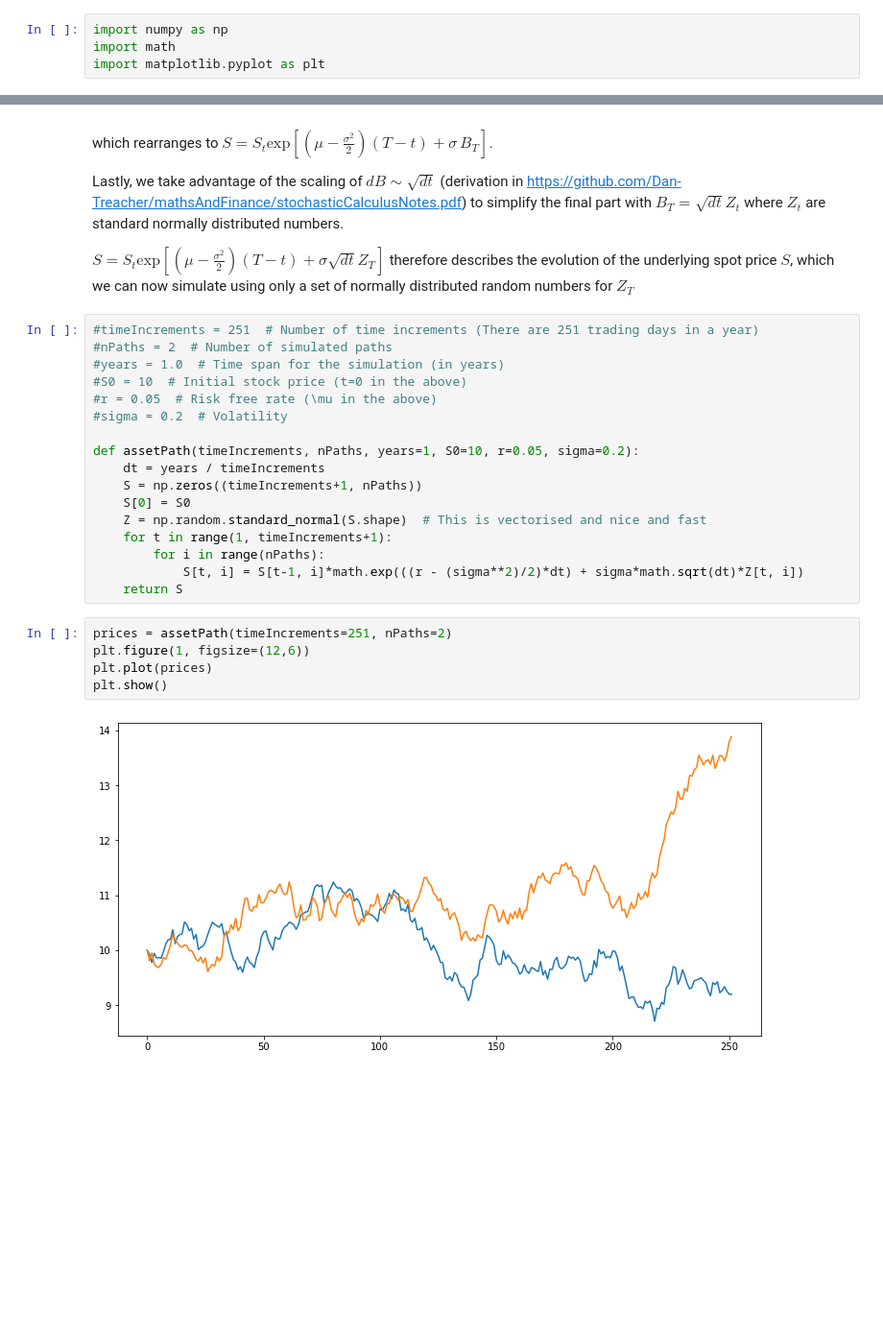
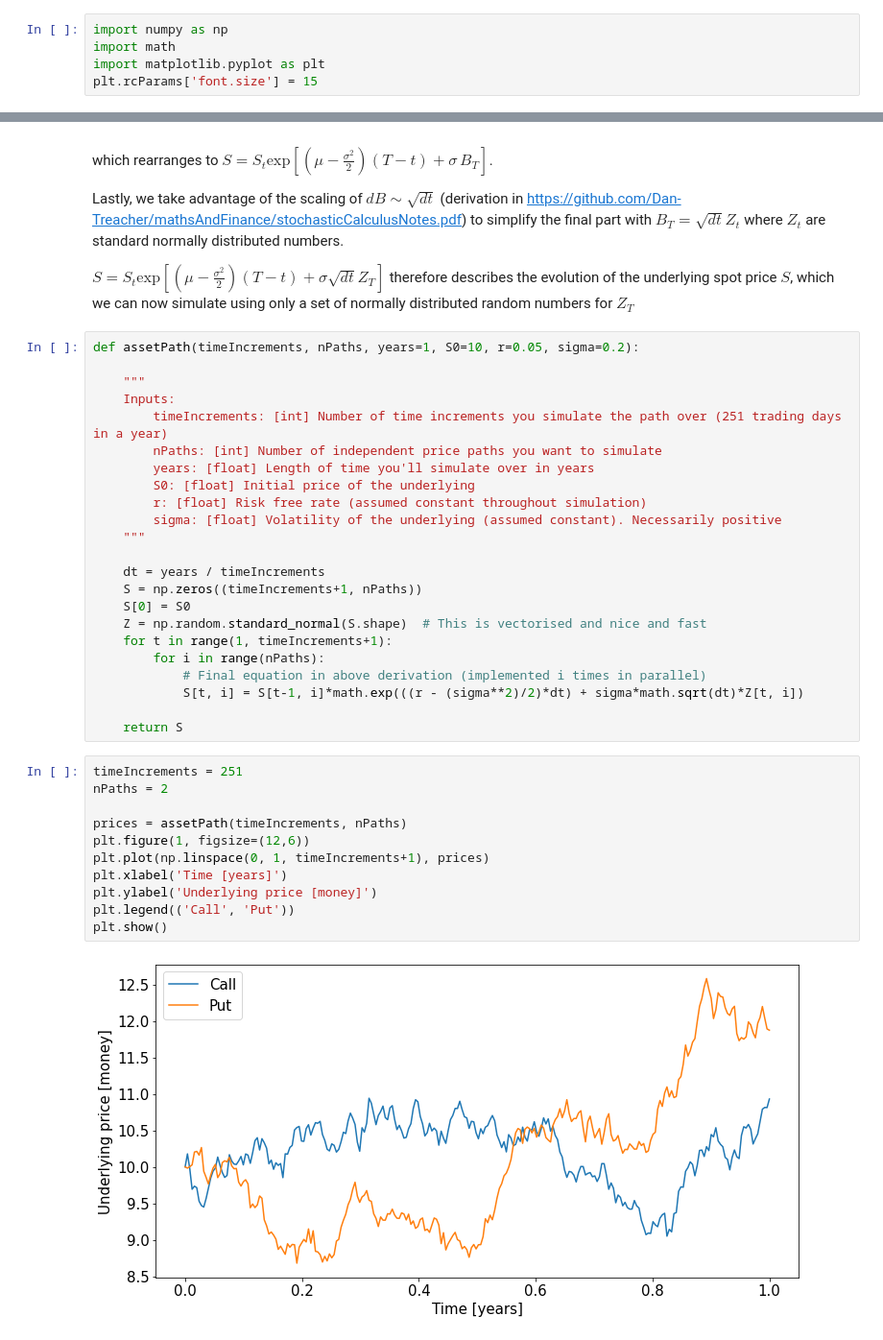
Before and after one commit to Dan-Treacher/financialModelling, a Jupyter notebook: deltaHedging.ipynb, the cells around one changed output, grey strips where cells are left out. Shown: that part at 96% size. Saved outputs shown, nothing was run; the diff lists cells and outputs as text; blank space fills up the shorter version.

```diff
--- a/deltaHedging.ipynb
+++ b/deltaHedging.ipynb
@@ -9,6 +9,7 @@
 import numpy as np
 import math
 import matplotlib.pyplot as plt
+plt.rcParams['font.size'] = 15
 # %% [markdown]
 ### Step 1)
 
@@ -34,26 +35,38 @@ Lastly, we take advantage of the scaling of $dB\sim\sqrt{dt}$ (derivation in htt
 $S = S_t\mathrm{exp}\left[\left(\mu-\frac{\sigma^2}{2}\right)(T-t) + \sigma\sqrt{dt}Z_T\right]$
 therefore describes the evolution of the underlying spot price $S$, which we can now simulate using only a set of normally distributed random numbers for $Z_T$
 # %%
-#timeIncrements = 251  # Number of time increments (There are 251 trading days in a year)
-#nPaths = 2  # Number of simulated paths
-#years = 1.0  # Time span for the simulation (in years)
-#S0 = 10  # Initial stock price (t=0 in the above)
-#r = 0.05  # Risk free rate (\mu in the above)
-#sigma = 0.2  # Volatility
+def assetPath(timeIncrements, nPaths, years=1, S0=10, r=0.05, sigma=0.2):
 
-def assetPath(timeIncrements, nPaths, years=1, S0=10, r=0.05, sigma=0.2):
+    """
+    Inputs:
+        timeIncrements: [int] Number of time increments you simulate the path over (251 trading days in a year)
+        nPaths: [int] Number of independent price paths you want to simulate
+        years: [float] Length of time you'll simulate over in years
+        S0: [float] Initial price of the underlying
+        r: [float] Risk free rate (assumed constant throughout simulation)
+        sigma: [float] Volatility of the underlying (assumed constant). Necessarily positive
+    """
+
     dt = years / timeIncrements
     S = np.zeros((timeIncrements+1, nPaths))
     S[0] = S0
     Z = np.random.standard_normal(S.shape)  # This is vectorised and nice and fast
     for t in range(1, timeIncrements+1):
         for i in range(nPaths):
+            # Final equation in above derivation (implemented i times in parallel)
             S[t, i] = S[t-1, i]*math.exp(((r - (sigma**2)/2)*dt) + sigma*math.sqrt(dt)*Z[t, i])
+
     return S
 # %%
-prices = assetPath(timeIncrements=251, nPaths=2)
+timeIncrements = 251
+nPaths = 2
+
+prices = assetPath(timeIncrements, nPaths)
 plt.figure(1, figsize=(12,6))
-plt.plot(prices)
+plt.plot(np.linspace(0, 1, timeIncrements+1), prices)
+plt.xlabel('Time [years]')
+plt.ylabel('Underlying price [money]')
+plt.legend(('Call', 'Put'))
 plt.show()
 # %% [output]
-[figure, old version]
+[figure, new version]
```
Also changed, not shown: parts of 3 cells of this notebook.
